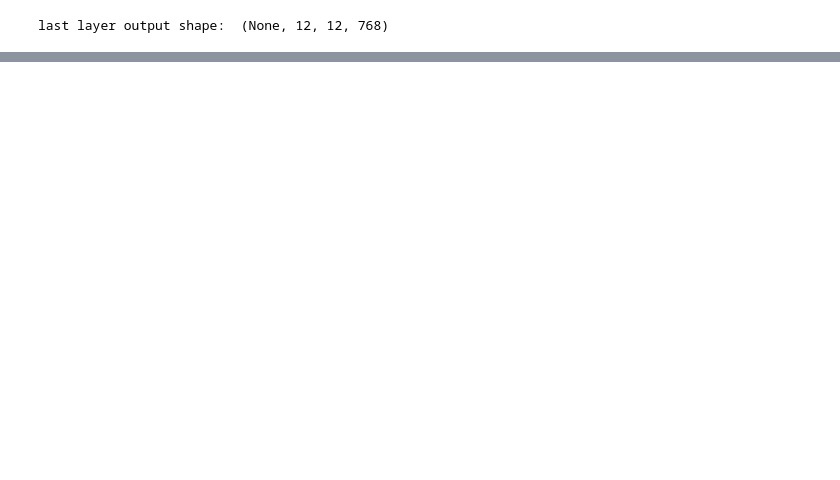
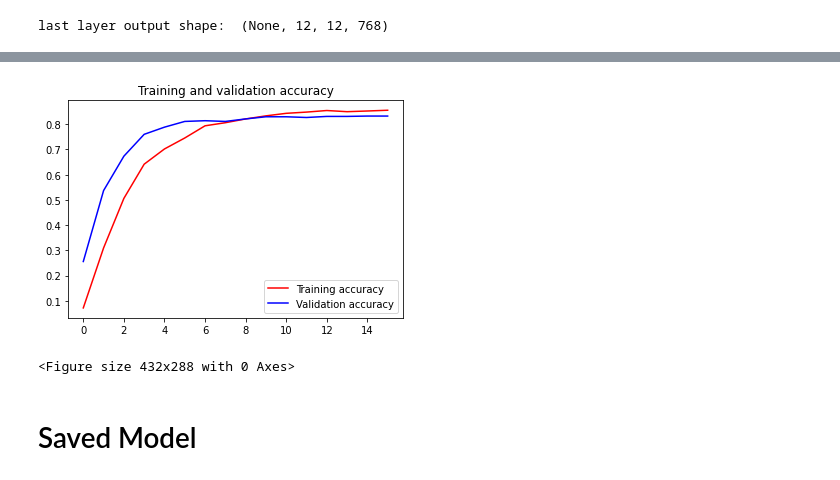
Before and after one commit to memelabela/yourpetcare-ml, a Jupyter notebook: Your_Pet_Care.ipynb, the cells around one changed output, grey strips where cells are left out. Saved outputs shown, nothing was run; the diff lists cells and outputs as text; code cells hidden in the pictures; blank space fills up the shorter version.

```diff
--- a/Your_Pet_Care.ipynb
+++ b/Your_Pet_Care.ipynb
@@ -287,0 +361,26 @@ history = model.fit(
+# %%
+reduce_lr = tf.keras.callbacks.ReduceLROnPlateau(monitor='val_accuracy',
+                                                 mode='max',
+                                                 min_delta=0.01,
+                                                 patience=3,
+                                                 factor=0.25,
+                                                 verbose=1,
+                                                 cooldown=0,
+                                                 min_lr=0.0000001)
+
+early_stopper = tf.keras.callbacks.EarlyStopping(monitor='val_loss',
+                                                 mode='min',
+                                                 min_delta=0.005,
+                                                 patience=5,
+                                                 verbose=1,
+                                                 restore_best_weights=True)
+# %%
+mobilenet_v2_history = mobilenet_v2_model.fit(
+    train_generator,
+    validation_data=test_generator,
+    epochs=25,
+    verbose=1,
+    steps_per_epoch=steps_per_epoch,
+    validation_steps=validation_steps,
+    callbacks=[reduce_lr, early_stopper]
+)
@@ -287,0 +406,21 @@ history = model.fit(
+# %%
+import matplotlib.pyplot as plt
+acc = mobilenet_v2_history.history['accuracy']
+val_acc = mobilenet_v2_history.history['val_accuracy']
+loss = mobilenet_v2_history.history['loss']
+val_loss = mobilenet_v2_history.history['val_loss']
+
+epochs = range(len(acc))
+
+plt.plot(epochs, acc, 'r', label='Training accuracy')
+plt.plot(epochs, val_acc, 'b', label='Validation accuracy')
+plt.title('Training and validation accuracy')
+plt.legend(loc=0)
+plt.figure()
+
+plt.show()
+# %% [output]
+[figure, added]
+<Figure size 432x288 with 0 Axes>
+# %% [markdown]
+# Saved Model
```
Also changed, not shown: parts of 34 cells of this notebook.
